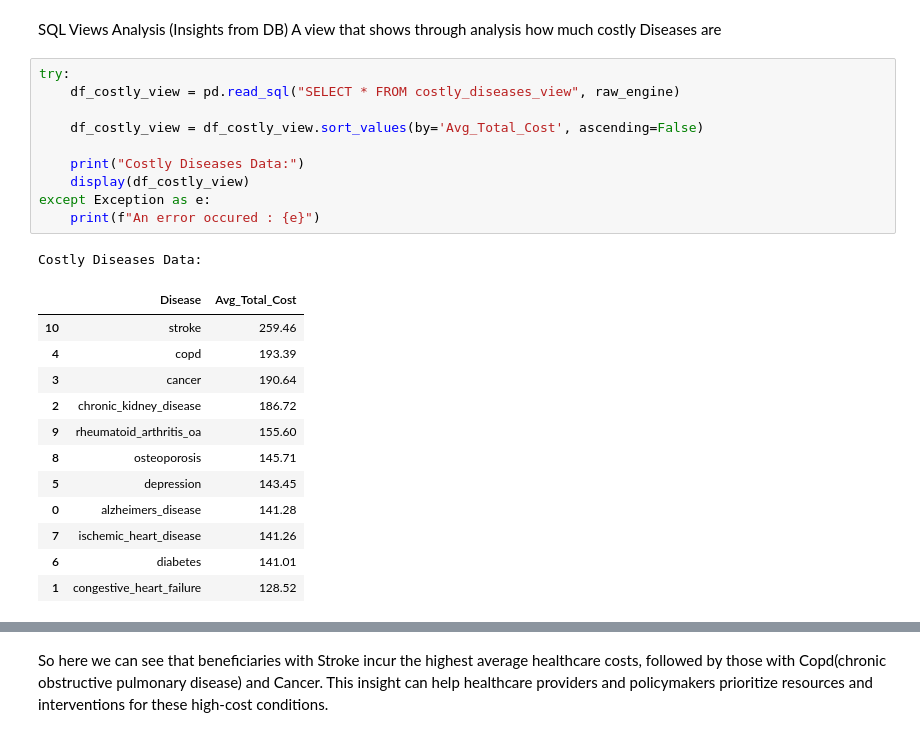
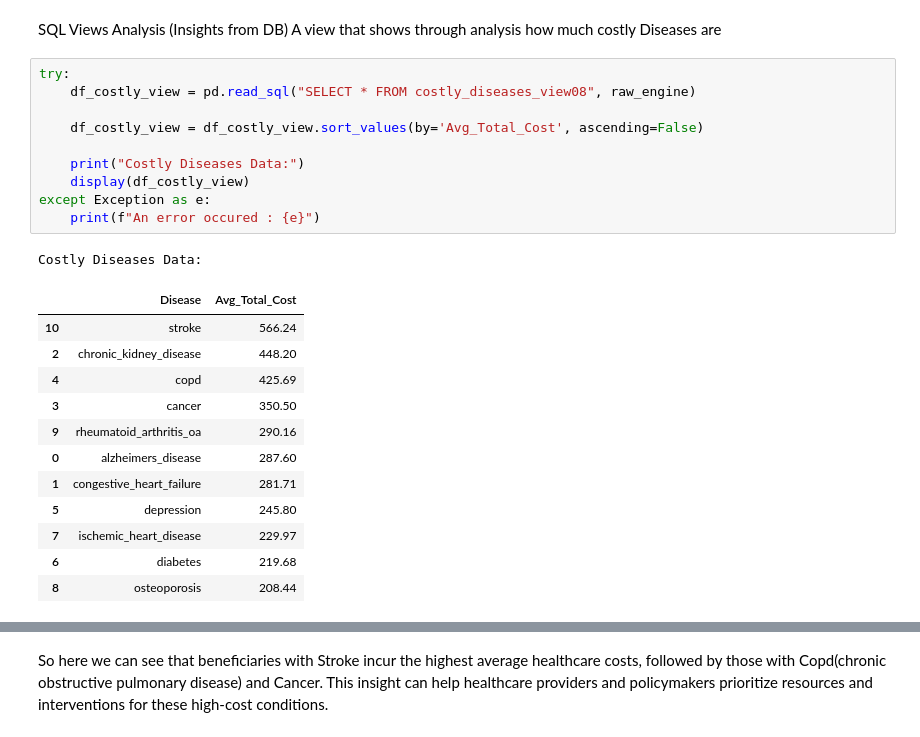
Before and after one commit to ClassiKaL1/medicare-data-mining, a Jupyter notebook: notebooks/Analysis_Medicare_2008.ipynb, the cells around one changed output, grey strips where cells are left out. Cells and saved outputs as stored; diff of their text form.

```diff
--- a/notebooks/Analysis_Medicare_2008.ipynb
+++ b/notebooks/Analysis_Medicare_2008.ipynb
@@ -215,28 +212,28 @@ SQL Views Analysis (Insights from DB)
 A view that shows through analysis how much costly Diseases are
 # %%
 try:
-    df_costly_view = pd.read_sql("SELECT * FROM costly_diseases_view", raw_engine)
+    df_costly_view = pd.read_sql("SELECT * FROM costly_diseases_view08", raw_engine)
 
     df_costly_view = df_costly_view.sort_values(by='Avg_Total_Cost', ascending=False)
 
     print("Costly Diseases Data:")
     display(df_costly_view)
 except Exception as e:
     print(f"An error occured : {e}")
 # %% [output]
 Costly Diseases Data:
 |  | Disease | Avg_Total_Cost |
-| 10 | stroke | 259.46 |
-| 4 | copd | 193.39 |
-| 3 | cancer | 190.64 |
-| 2 | chronic_kidney_disease | 186.72 |
-| 9 | rheumatoid_arthritis_oa | 155.60 |
-| 8 | osteoporosis | 145.71 |
-| 5 | depression | 143.45 |
-| 0 | alzheimers_disease | 141.28 |
-| 7 | ischemic_heart_disease | 141.26 |
-| 6 | diabetes | 141.01 |
-| 1 | congestive_heart_failure | 128.52 |
+| 10 | stroke | 566.24 |
+| 2 | chronic_kidney_disease | 448.20 |
+| 4 | copd | 425.69 |
+| 3 | cancer | 350.50 |
+| 9 | rheumatoid_arthritis_oa | 290.16 |
+| 0 | alzheimers_disease | 287.60 |
+| 1 | congestive_heart_failure | 281.71 |
+| 5 | depression | 245.80 |
+| 7 | ischemic_heart_disease | 229.97 |
+| 6 | diabetes | 219.68 |
+| 8 | osteoporosis | 208.44 |
 # %%
 plt.figure(figsize=(12, 8))
 sns.set_style("whitegrid")
```
Also changed, not shown: parts of 7 cells of this notebook, 4 other files.
